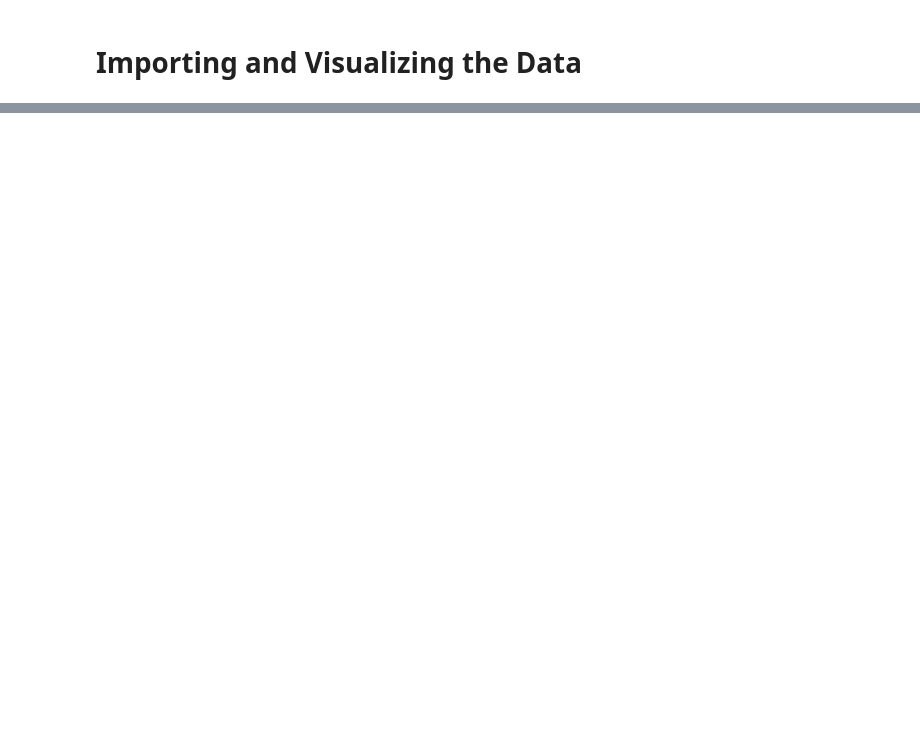
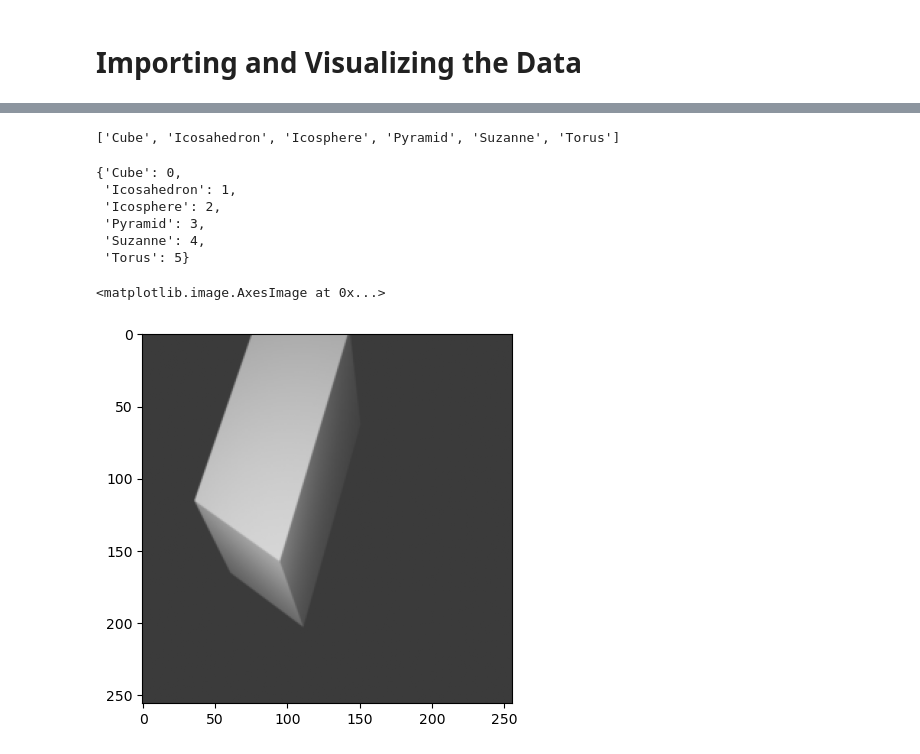
Before and after one commit to AXSTR8/Geometric-Deep-Learning, a Jupyter notebook: Import-and-Visualize-Data.ipynb, the cells around one changed output, grey strips where cells are left out. Cells and saved outputs as stored; diff of their text form; code cells hidden in the pictures; blank space fills up the shorter version.

Commit message:
Created an dataset out of the exisiting training data.

```diff
--- a/Import-and-Visualize-Data.ipynb
+++ b/Import-and-Visualize-Data.ipynb
@@ -53,0 +72,24 @@ ax[1].imshow(Tensor_imgn.permute(1, 2, 0))
+# %%
+# Create the training data
+train_data = datasets.ImageFolder(root=r".\Data\Train", transform=data_transformer, target_transform=None)
+# %%
+# The classes of the training data are simply the folders
+train_data.classes
+# %% [output]
+['Cube', 'Icosahedron', 'Icosphere', 'Pyramid', 'Suzanne', 'Torus']
+# %%
+# These classes are also assigned to indicies:
+train_data.class_to_idx
+# %% [output]
+{'Cube': 0,
+ 'Icosahedron': 1,
+ 'Icosphere': 2,
+ 'Pyramid': 3,
+ 'Suzanne': 4,
+ 'Torus': 5}
+# %%
+# Visualize an example of the training data
+plt.imshow(train_data[42][0].permute(1, 2, 0))
+# %% [output]
+<matplotlib.image.AxesImage at 0x...>
+[figure, added]
```
Also changed, not shown: parts of 10 cells of this notebook.
